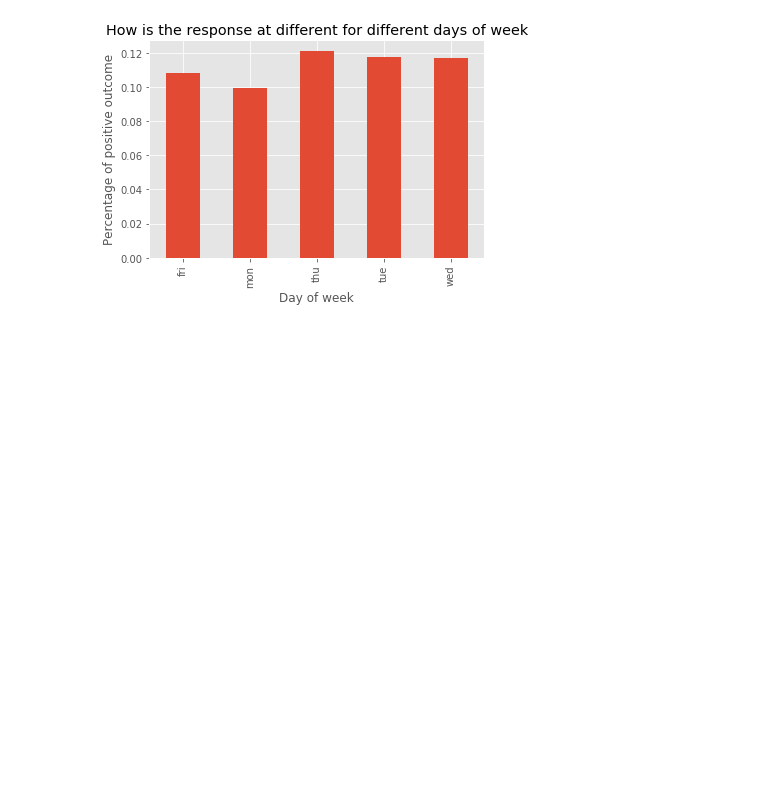
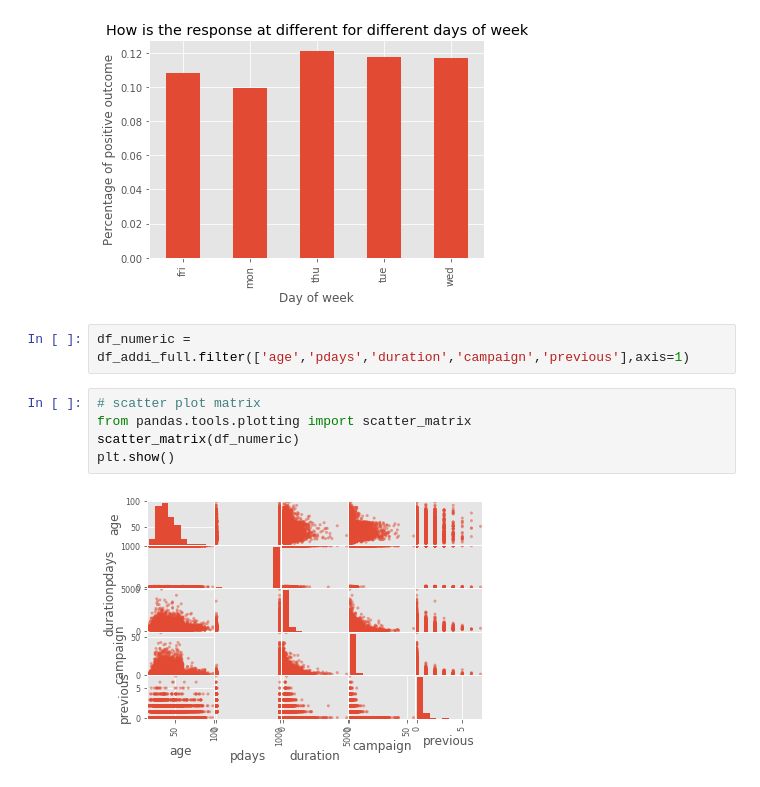
Before and after one commit to dipanjan123/Capstone_project2, a Jupyter notebook: Data Visualisation Capstone2.ipynb, the cells around one changed output. Saved outputs shown, nothing was run; the diff lists cells and outputs as text; blank space fills up the shorter version.

```diff
--- a/Data Visualisation Capstone2.ipynb
+++ b/Data Visualisation Capstone2.ipynb
@@ -172,3 +172,12 @@ plt.title('How is the response at different for different days of week')
 plt.show()
 # %% [output]
 [figure]
+# %%
+df_numeric = df_addi_full.filter(['age','pdays','duration','campaign','previous'],axis=1)
+# %%
+# scatter plot matrix
+from pandas.tools.plotting import scatter_matrix
+scatter_matrix(df_numeric)
+plt.show()
+# %% [output]
+[figure, added]
```
Also changed, not shown: parts of 1 cell of this notebook.
